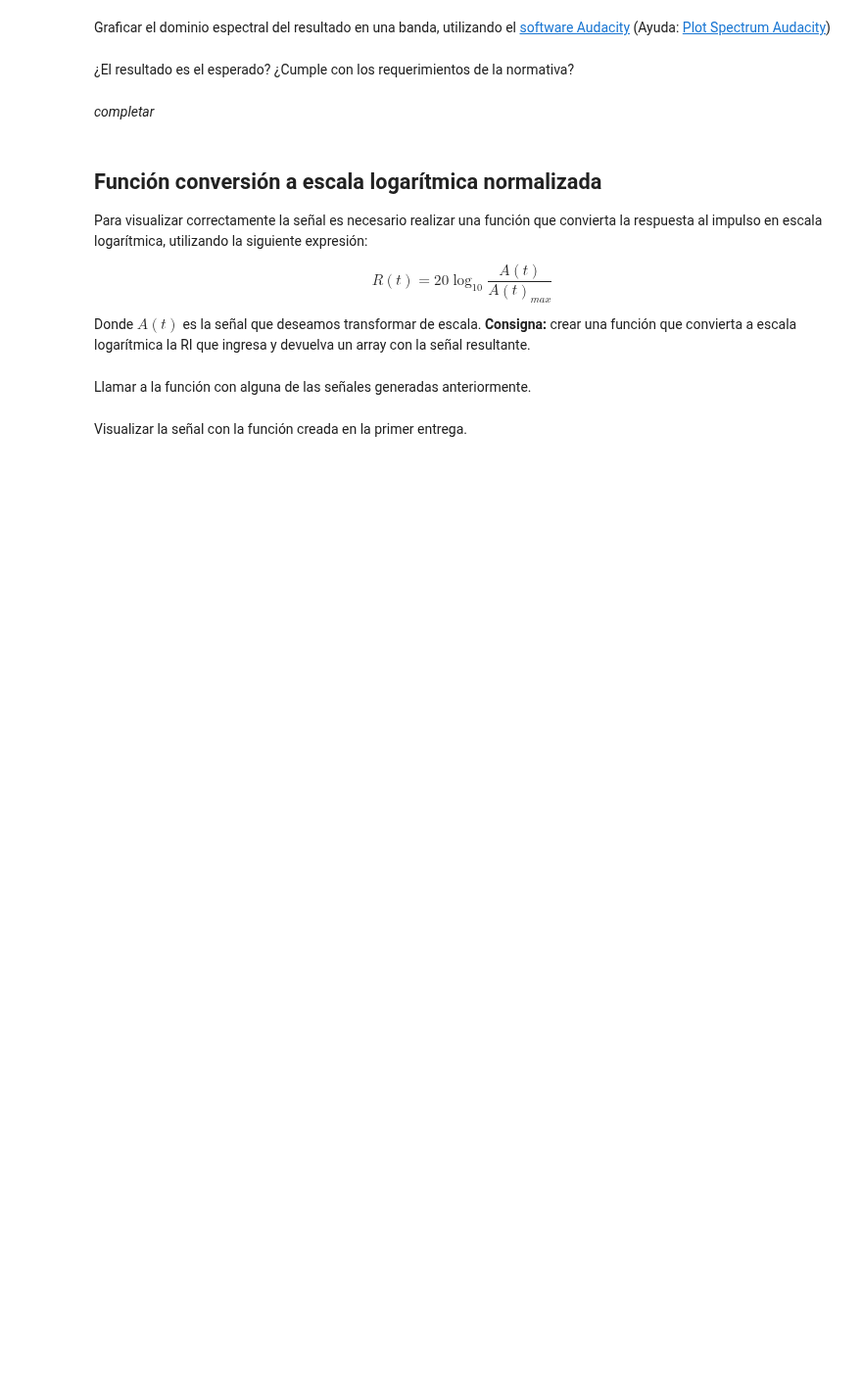
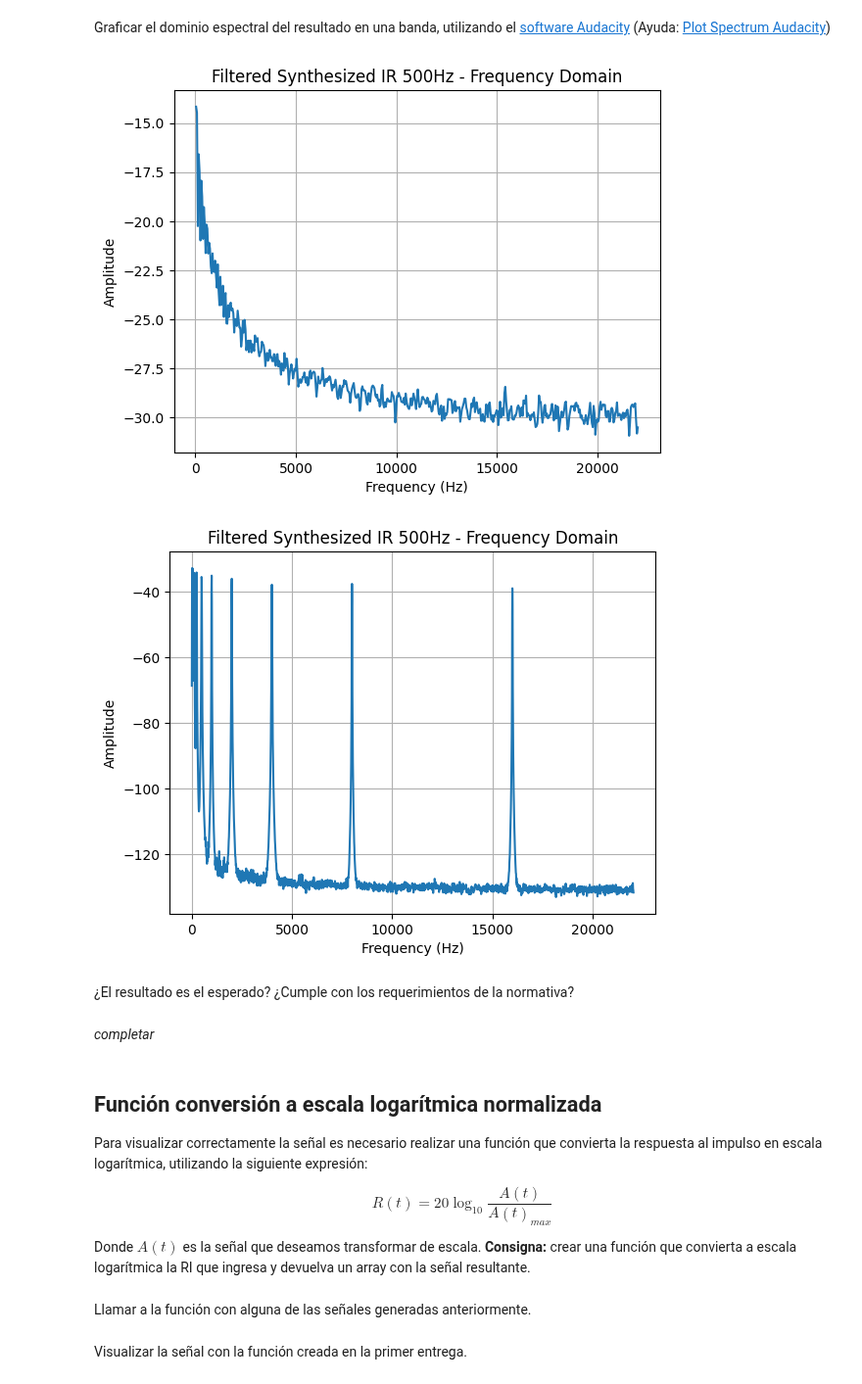
Before and after one commit to jaldreyuntref/sys, a Jupyter notebook: segunda_entrega/segunda_entrega.ipynb, the cells around one changed output. Shown at 98% size. Cells and saved outputs as stored; diff of their text form; code cells hidden in the pictures; blank space fills up the shorter version.

```diff
--- a/segunda_entrega/segunda_entrega.ipynb
+++ b/segunda_entrega/segunda_entrega.ipynb
@@ -300,3 +315,9 @@ Graficar el dominio espectral del resultado en una banda, utilizando el [softwar
+# %%
+plotDataFrame("media/spectrum-filtered-synthesized-impulse-response500hz.txt", "Frequency (Hz)", "Amplitude", "Filtered Synthesized IR 500Hz - Frequency Domain")
+plotDataFrame("media/spectrum-synthesized-impulse-response.txt", "Frequency (Hz)", "Amplitude", "Original Synthesized IR - Frequency Domain")
+# %% [output]
+[figure, added]
+[figure, added]
 # %% [markdown]
 ¿El resultado es el esperado? ¿Cumple con los requerimientos de la normativa?
 # %% [markdown]
```
Also changed, not shown: parts of 11 cells of this notebook, 3 other files.
